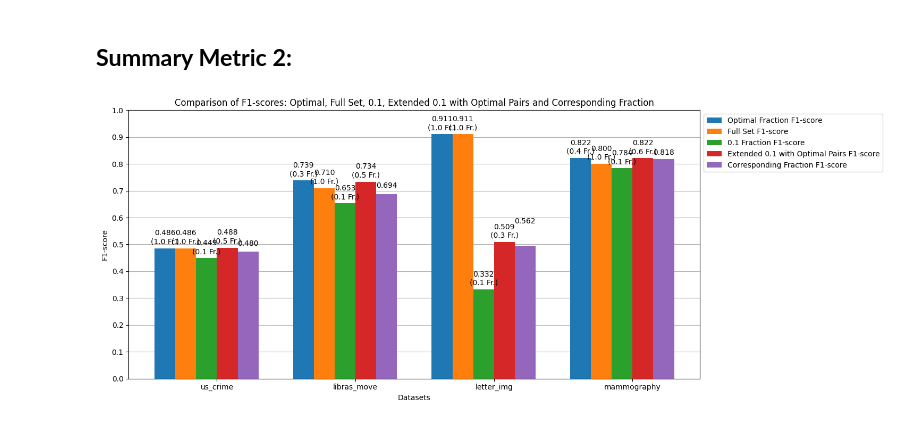
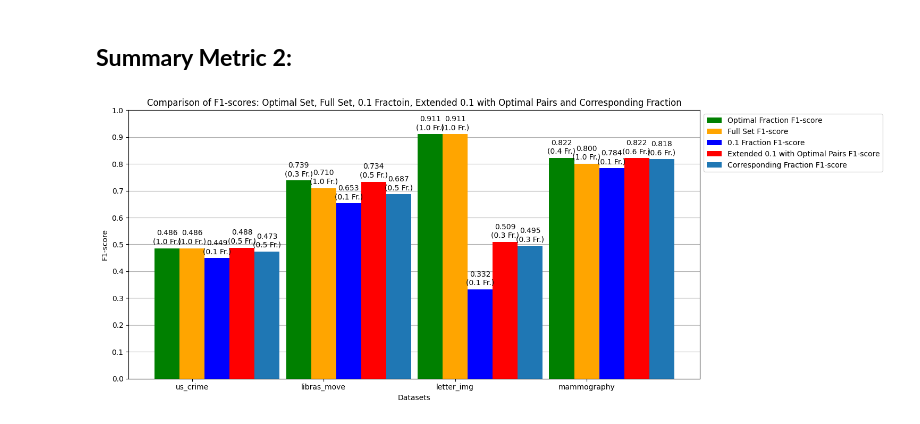
Before and after one commit to AlirezaBoroon/Fractional-Feature-Selection.-Evaluating-Features-Predictive-Power, a Jupyter notebook: Implementing_Feature_Selection.ipynb, the cells around one changed output. Saved outputs shown, nothing was run; the diff lists cells and outputs as text; code cells hidden in the pictures.

```diff
--- a/Implementing_Feature_Selection.ipynb
+++ b/Implementing_Feature_Selection.ipynb
@@ -408,7 +410,7 @@ plt.show()
 # **The second idea, considering the dependencies between features in pairs to improve with the 0.1 idea (Extended 0.1 with Optimal Pairs):**
 # %%
 extended_010_with_optimal_pairs_f1_scores= []
-all_fractions_extended_010_with_optimal_pairs= [] # corresponding fractions of extended 0.1 with optimal pairs for all datasets
+all_datasets_fraction_extended_010_with_optimal_pairs= [] # corresponding fractions of extended 0.1 with optimal pairs for all datasets
 
 # Iterate over each dataset
 for name, (X, y) in data_dict.items():
@@ -484,7 +486,6 @@ for name, (X, y) in data_dict.items():
         # Select Optimal Pairs (example: top 20% of pairs)
         select_optimal_pairs_percentage= select_pairs_percentage/ 2
         num_optimal_pairs = max(1, int(select_optimal_pairs_percentage * len(pairs_features_f1_scores)))
-
         optimal_pairs = sorted(pairs_features_f1_scores, key=pairs_features_f1_scores.get, reverse=True)[:num_optimal_pairs]
         # if name== 'us_crime':
         #   print(num_optimal_pairs)
@@ -516,7 +517,7 @@ for name, (X, y) in data_dict.items():
         # Training the SVM model (main model) with adding of optimal pairs:
         fraction_extended_010_with_optimal_pairs= round(len(extended_010_with_optimal_pairs_features) / X.shape[1], 1)
         print(f"New additional Features added to 0.1 of top features, becoming {fraction_extended_010_with_optimal_pairs} fraction of all features in {name} dataset.")
-        all_fractions_extended_010_with_optimal_pairs.append(fraction_extended_010_with_optimal_pairs)
+        all_datasets_fraction_extended_010_with_optimal_pairs.append(fraction_extended_010_with_optimal_pairs) # storing all correesponding fractions of datasets.
 
         # Extract Optimal Features from Dataset
         X_all_optimal = X_scaled.iloc[:, extended_010_with_optimal_pairs_features]
@@ -657,38 +658,38 @@ New additional Features added to 0.1 of top features, becoming 0.6 fraction of a
 # full set, 0.1, optimal, extended 0.1, corresponding fraction with 0.1, even any random fraction in corresponding with extended 0.1.
 # %%
 dataset_names = list(data_dict.keys())
-bar_width = 0.18
+bar_width = 0.19
 index = np.arange(len(dataset_names))
 
 plt.figure(figsize=(15, 6))
 plt.bar(index, optimal_f1_scores, bar_width, label='Optimal Fraction F1-score', zorder= 2, color= 'green')
 plt.bar(index + bar_width, full_set_f1_scores, bar_width, label='Full Set F1-score', zorder= 2, color= 'orange')
 plt.bar(index + 2 * bar_width, _010_f1_scores, bar_width, label='0.1 Fraction F1-score', zorder= 2, color= 'blue')
 plt.bar(index + 3 * bar_width, extended_010_with_optimal_pairs_f1_scores, bar_width, label='Extended 0.1 with Optimal Pairs F1-score', zorder= 2, color= 'red')
 # Find corresponding fraction scores in all_datasets_all_fractions_f1_scores
 corresponding_fraction_scores = []
-for i, fraction in enumerate(all_fractions_extended_010_with_optimal_pairs):
+for i, fraction in enumerate(all_datasets_fraction_extended_010_with_optimal_pairs):
     corresponding_index = fractions.index(fraction)
     corresponding_fraction_scores.append(all_datasets_all_fractions_f1_scores[i][corresponding_index])
 
 plt.bar(index + 4 * bar_width, corresponding_fraction_scores, bar_width, label='Corresponding Fraction F1-score', zorder=2)
 
 plt.xlabel('Datasets')
 plt.ylabel('F1-score')
 plt.title('Comparison of F1-scores: Optimal Set, Full Set, 0.1 Fractoin, Extended 0.1 with Optimal Pairs and Corresponding Fraction')
-plt.xticks(index + (5 * bar_width / 2), dataset_names)
+plt.xticks(index + (5 * bar_width / 5), dataset_names)
 plt.legend(bbox_to_anchor=(1.00, 1), loc='upper left')
 plt.tight_layout()
 for i in index:
   plt.text(index[i], optimal_f1_scores[i] + 0.01, f"{optimal_f1_scores[i]:.3f}\n({optimal_fractions[i]} Fr.)", ha='center', va='bottom')
   plt.text(index[i] + bar_width, full_set_f1_scores[i] + 0.01, f"{full_set_f1_scores[i]:.3f}\n(1.0 Fr.)", ha='center', va='bottom')
   plt.text(index[i] + 2 * bar_width, _010_f1_scores[i] + 0.01, f"{_010_f1_scores[i]:.3f}\n(0.1 Fr.)", ha='center', va='bottom')
-  plt.text(index[i] + 3 * bar_width, extended_010_with_optimal_pairs_f1_scores[i] + 0.01, f"{extended_010_with_optimal_pairs_f1_scores[i]:.3f}\n({all_fractions_extended_010_with_optimal_pairs[i]} Fr.)", ha='center', va='bottom')
-  plt.text(index[i] + 4 * bar_width, [all_datasets_all_fractions_f1_scores[i][int(all_fractions_extended_010_with_optimal_pairs[i] * len(all_datasets_all_fractions_f1_scores[i]))] for i in range(len(dataset_names))][i] + 0.01, f"{[all_datasets_all_fractions_f1_scores[i][int(all_fractions_extended_010_with_optimal_pairs[i] * len(all_datasets_all_fractions_f1_scores[i]))] for i in range(len(dataset_names))][i]:.3f}", ha='center', va='bottom')
+  plt.text(index[i] + 3 * bar_width, extended_010_with_optimal_pairs_f1_scores[i] + 0.01, f"{extended_010_with_optimal_pairs_f1_scores[i]:.3f}\n({all_datasets_fraction_extended_010_with_optimal_pairs[i]} Fr.)", ha='center', va='bottom')
+  plt.text(index[i] + 4 * bar_width, corresponding_fraction_scores[i] + 0.01, f"{corresponding_fraction_scores[i]:.3f}\n({fractions[all_datasets_all_fractions_f1_scores[i].index(corresponding_fraction_scores[i])]} Fr.)", ha='center', va='bottom')
 
 plt.yticks(np.arange(0, 1.1, 0.1))
 plt.grid(True, axis= 'y', zorder= 0)
 plt.show()
 # %% [output]
-[figure, old version]
+[figure, new version]
 # %%
```
Also changed, not shown: parts of 3 cells of this notebook.
